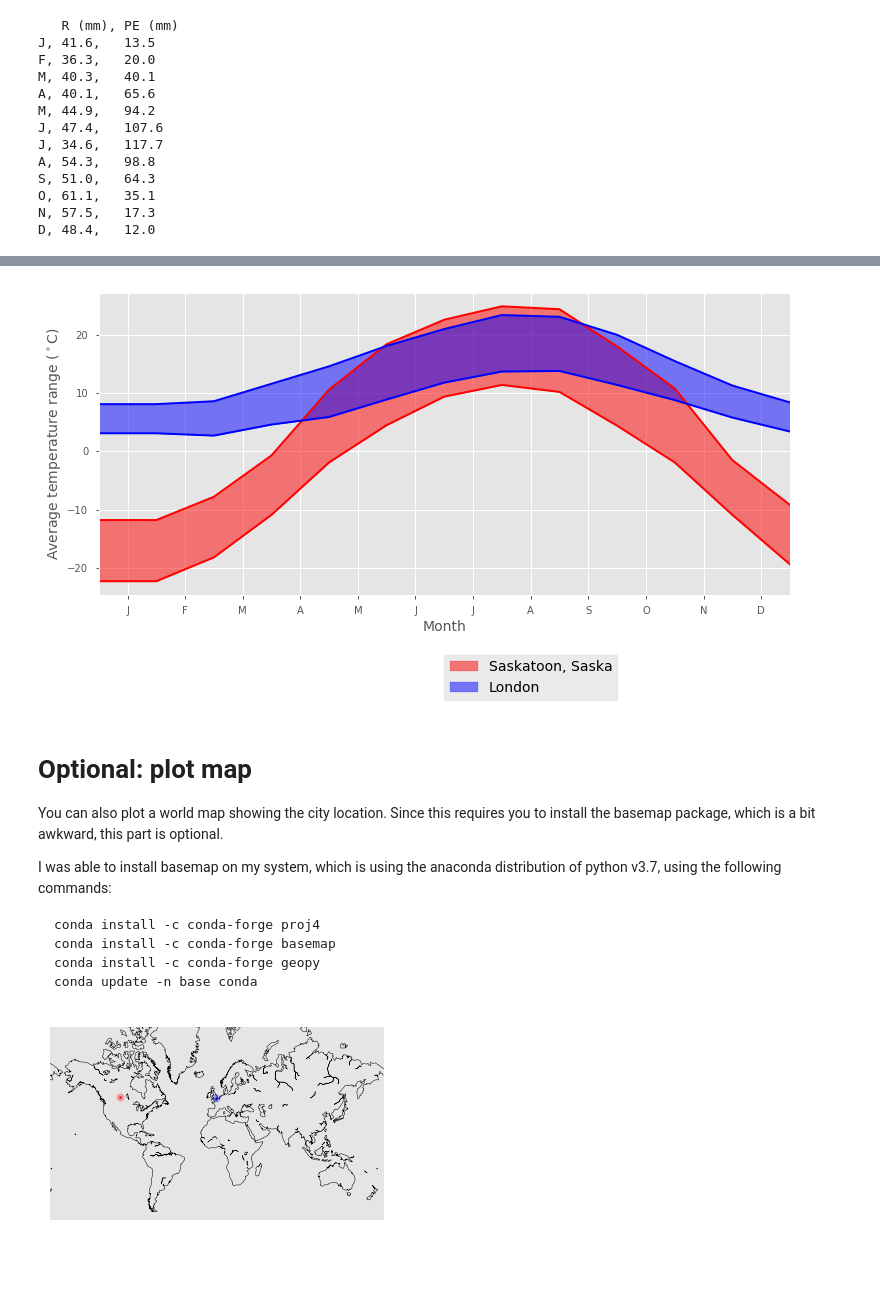
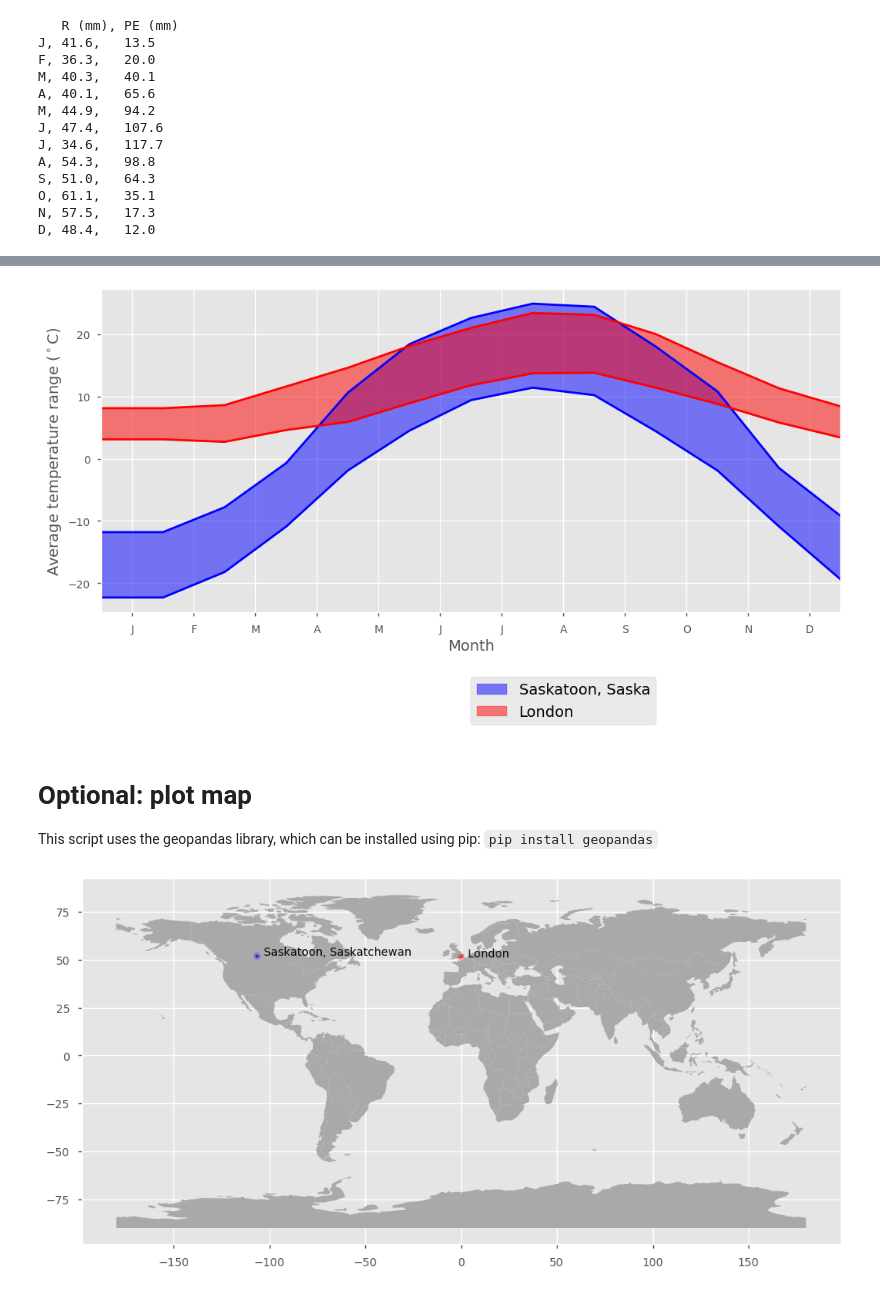
Before and after one commit to amireson/HydrologyOfWorldCities, a Jupyter notebook: HydrologyOfWorldCities.ipynb, the cells around one changed output, grey strips where cells are left out. Cells and saved outputs as stored; diff of their text form; code cells hidden in the pictures; blank space fills up the shorter version.

Commit message:
Updated mapping to use geopandas

````diff
--- a/HydrologyOfWorldCities.ipynb
+++ b/HydrologyOfWorldCities.ipynb
@@ -64,23 +64,14 @@ HWC.PlotP_PE([saskatoon,london],'rb')
 # %%
-HWC.PlotT([saskatoon,london],'rb')
+HWC.PlotT([saskatoon,london],'br')
 # %% [output]
-[figure, old version]
+[figure, new version]
-# %% [markdown]
-# Optional: plot map
-
-You can also plot a world map showing the city location. Since this requires you to install the basemap package, which is a bit awkward, this part is optional.
-
-I was able to install basemap on my system, which is using the anaconda distribution of python v3.7, using the following commands:
-
-```
-conda install -c conda-forge proj4
-conda install -c conda-forge basemap
-conda install -c conda-forge geopy
-conda update -n base conda
-```
+# %% [markdown]
+# Optional: plot map
+
+This script uses the geopandas library, which can be installed using pip: `pip install geopandas`
 # %%
 import HWC_maps
 # %%
-HWC_maps.PlotMap([saskatoon,london])
+HWC_maps.PlotMap([saskatoon, london],'br')
 # %% [output]
-[figure, old version]
+[figure, new version]
````
Also changed, not shown: parts of 1 cell of this notebook, 2 other files.
